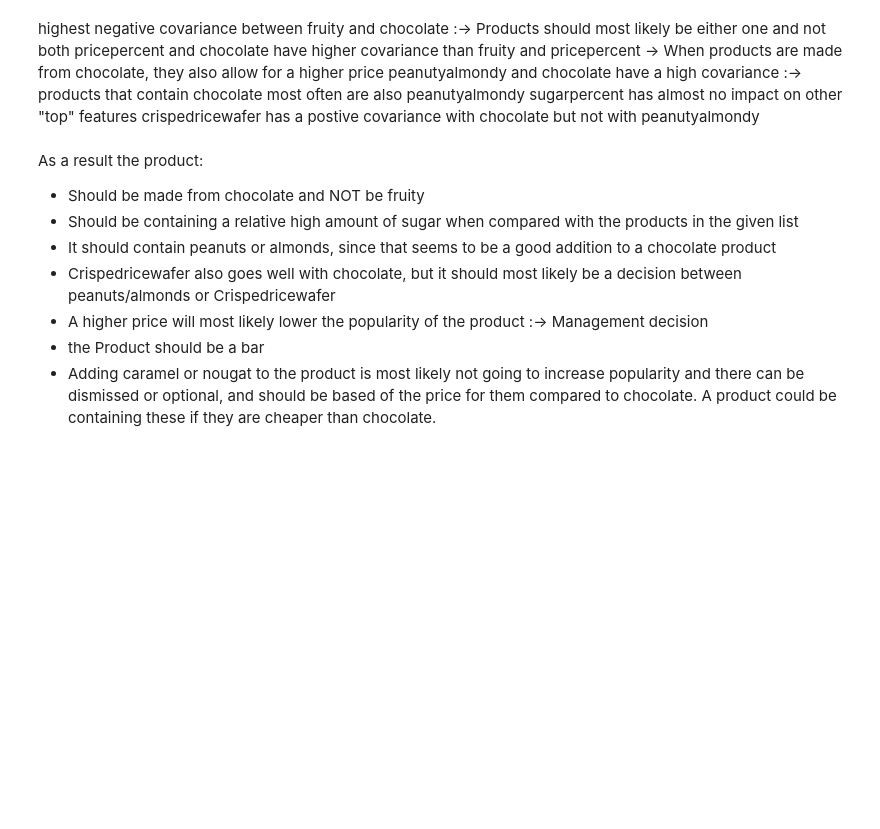
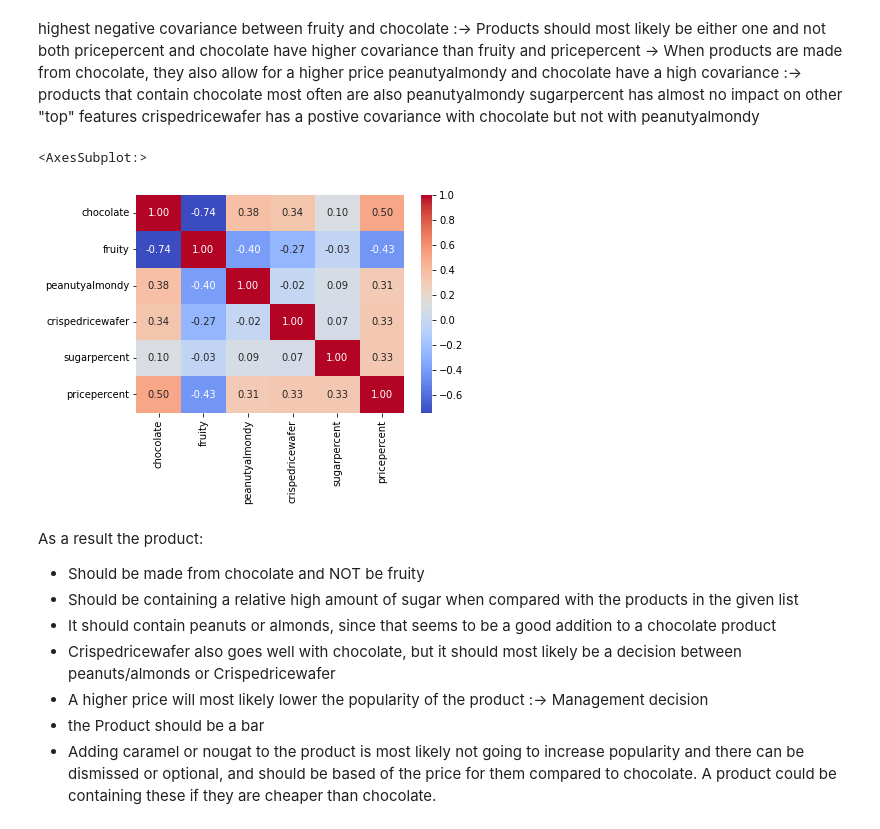
Before and after one commit to ViktorWelbers/fivethirtyeight-candy-data, a Jupyter notebook: case_study.ipynb, the cells around one changed output. Cells and saved outputs as stored; diff of their text form; code cells hidden in the pictures; blank space fills up the shorter version.

```diff
--- a/case_study.ipynb
+++ b/case_study.ipynb
@@ -152,3 +149,10 @@ crispedricewafer has a postive covariance with chocolate but not with peanutyalm
+# %%
+
+corrMatrix = X.drop(columns=['nougat','hard','pluribus','bar','caramel']).corr()
+sns.heatmap(corrMatrix, annot=True, fmt='.2f', cmap='coolwarm')
+# %% [output]
+<AxesSubplot:>
+[figure, added]
 # %% [markdown]
 
 As a result the product:
```
Also changed, not shown: parts of 5 cells of this notebook, 2 other files.
